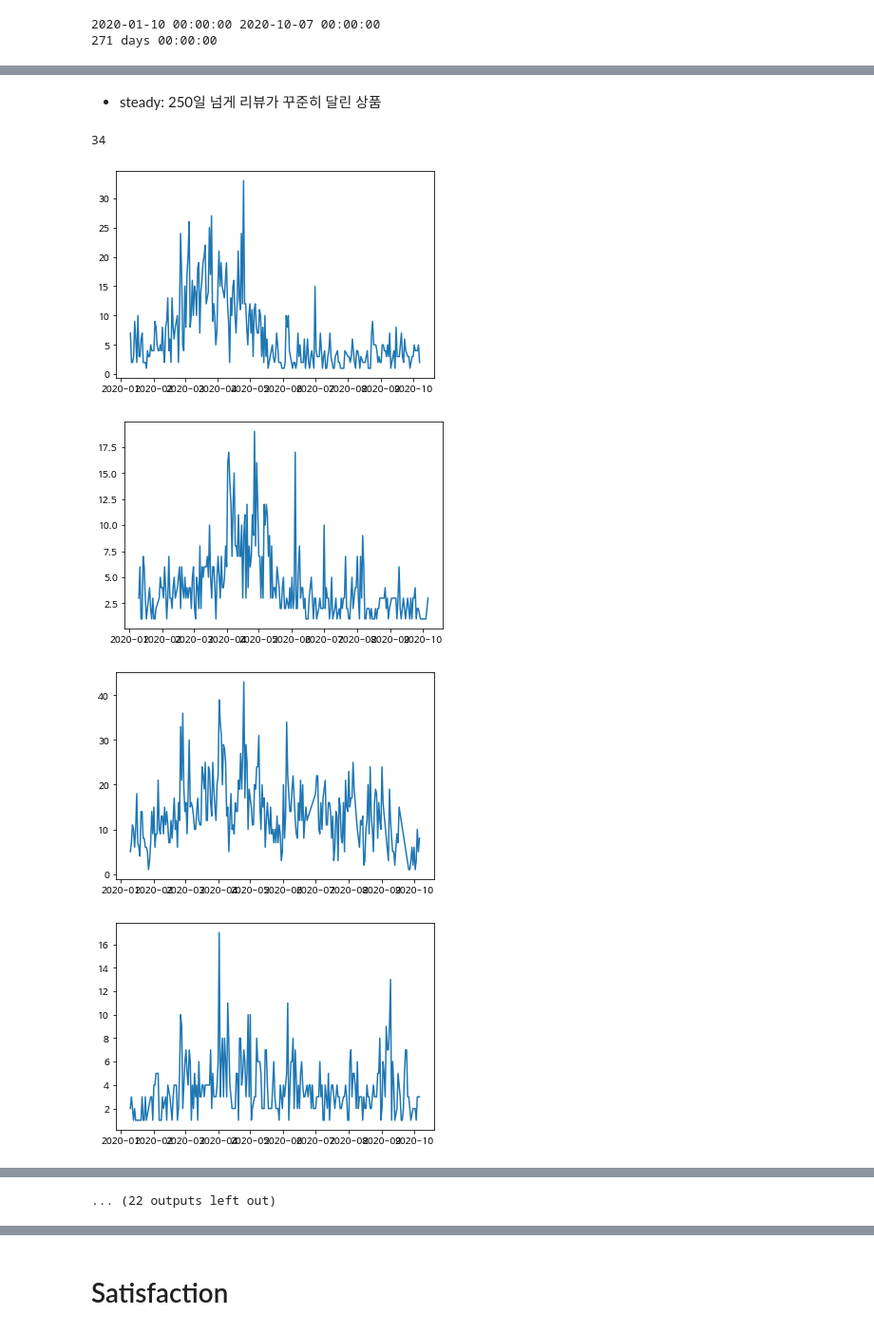
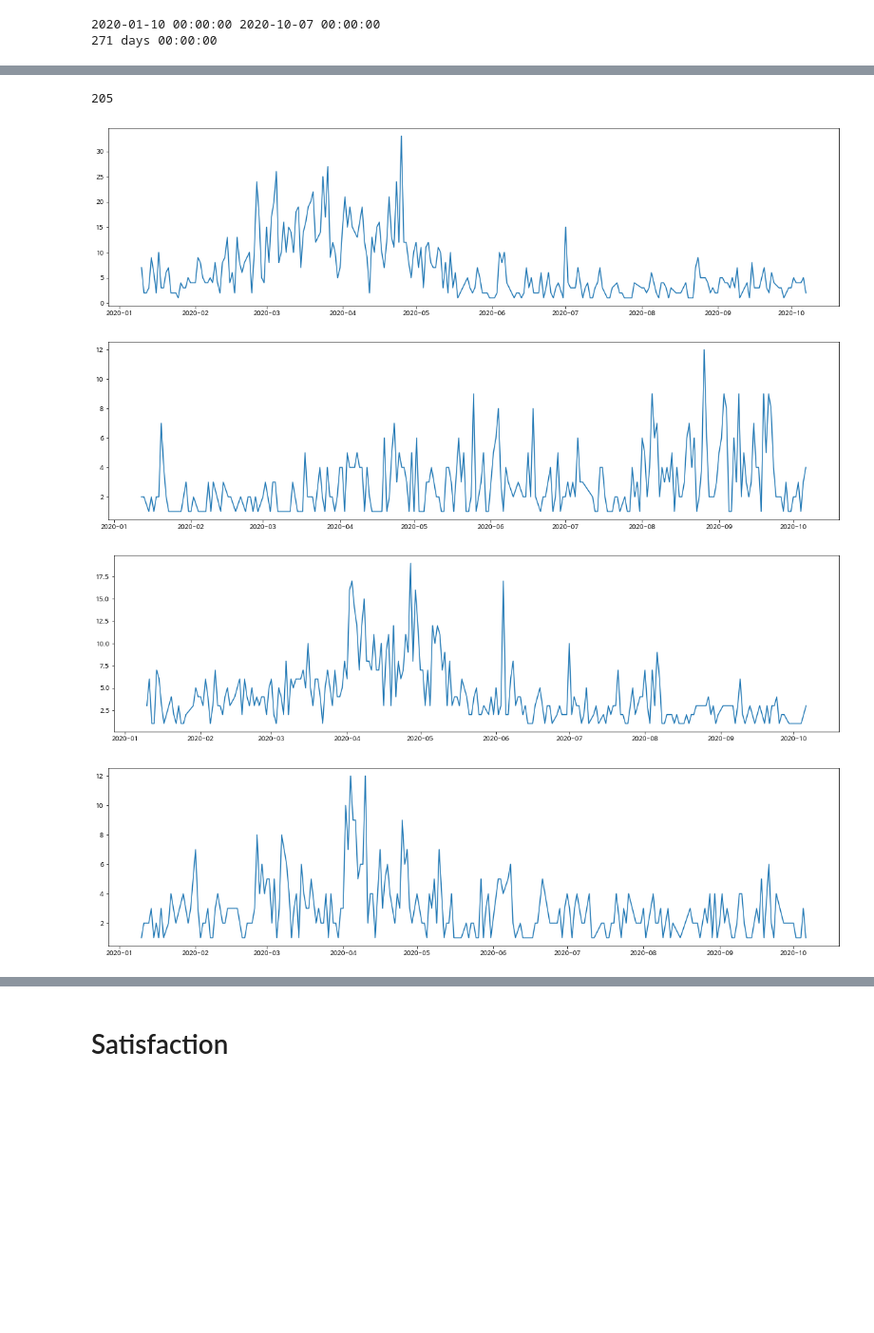
Before and after one commit to bigboom1253/e_commerce_recommendation_system_development, a Jupyter notebook: Data_preprocessing/Data_Descriptive.ipynb, the cells around one changed output, grey strips where cells are left out. Shown at 95% size. Drawn from its saved outputs; the diff is of its cells as text; code cells hidden in the pictures; blank space fills up the shorter version.

```diff
--- a/Data_preprocessing/Data_Descriptive.ipynb
+++ b/Data_preprocessing/Data_Descriptive.ipynb
@@ -482,2 +497,3 @@ print(review_yes_date.review_date.max() - review_yes_date.review_date.min())
 # %%
-pd.DataFrame(review_yes_date.groupby(["prod_idx", "review_date"])["review_idx"].count())
+steady = pd.DataFrame(review_yes_date.groupby("prod_idx")["review_idx"].count())
+steady["over_sales"] = 0
@@ -515,18 +500,25 @@ Name: review_date, Length: 31867, dtype: int64
-# %% [markdown]
-- steady: 250일 넘게 리뷰가 꾸준히 달린 상품
-# %%
-steady = list(review_yes_date.groupby(['prod_idx'])['review_date'].count()[review_yes_date.groupby(['prod_idx'])['review_date'].nunique() > 250].index)
-len(steady)
-# %% [output]
-34
+# %%
+for i in range(39):
+    start = datetime.datetime.strftime(datetime.datetime(2020, 1, 10) + datetime.timedelta(weeks = i), "%Y-%m-%d")
+    end = datetime.datetime.strftime(datetime.datetime(2020, 1, 10) + datetime.timedelta(weeks = i+1), "%Y-%m-%d")
+    sales_mean = np.mean(weekly(start, end).groupby("prod_idx")["content"].count().values) # 각 주의 평균 판매량
+    steady.loc[(weekly(start, end).groupby("prod_idx")["review_idx"].count()[weekly(start, end).groupby("prod_idx")["review_idx"].count() > sales_mean]).index, 'over_sales'] += 1
+# %%
+steady_idx = steady[steady.over_sales > 30].index
+# %%
+len(steady_idx)
+# %% [output]
+205
 # %%
-for i in range(len(steady)):
-    tmp = list(review_yes_date[review_yes_date.prod_idx == steady[i]].groupby(["prod_idx", "review_date"])["review_idx"].count())
-    tmp_date = review_yes_date[review_yes_date.prod_idx == steady[i]].groupby("review_date").sum()["review_idx"].index
+# 판매량 시각화 예시 10개
+for i in range(10):
+    plt.figure(figsize = (20,5))
+    tmp = list(review_yes_date[review_yes_date.prod_idx ==steady_idx[i]].groupby(["prod_idx", "review_date"])["review_idx"].count())
+    tmp_date = review_yes_date[review_yes_date.prod_idx ==steady_idx[i]].groupby("review_date").sum()["review_idx"].index
     plt.plot(tmp_date, tmp)
     plt.show()
 # %% [output]
-[figure, old version]
+[figure, new version]
-[figure, old version]
+[figure, new version]
-[figure, old version]
+[figure, new version]
-[figure, old version]
+[figure, new version]
@@ -541 +530,0 @@ for i in range(len(steady)):
-... (22 outputs left out)
```
Also changed, not shown: parts of 28 cells of this notebook.
